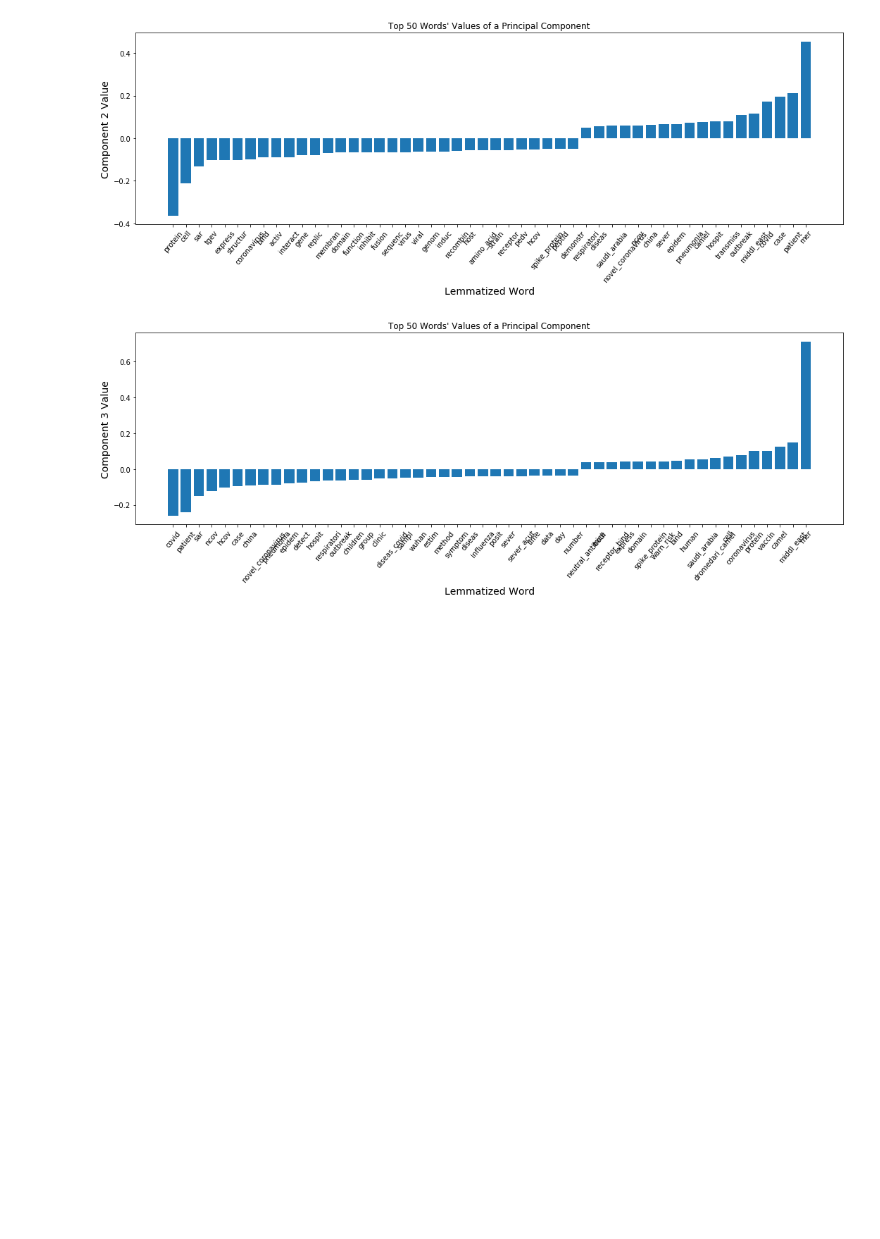
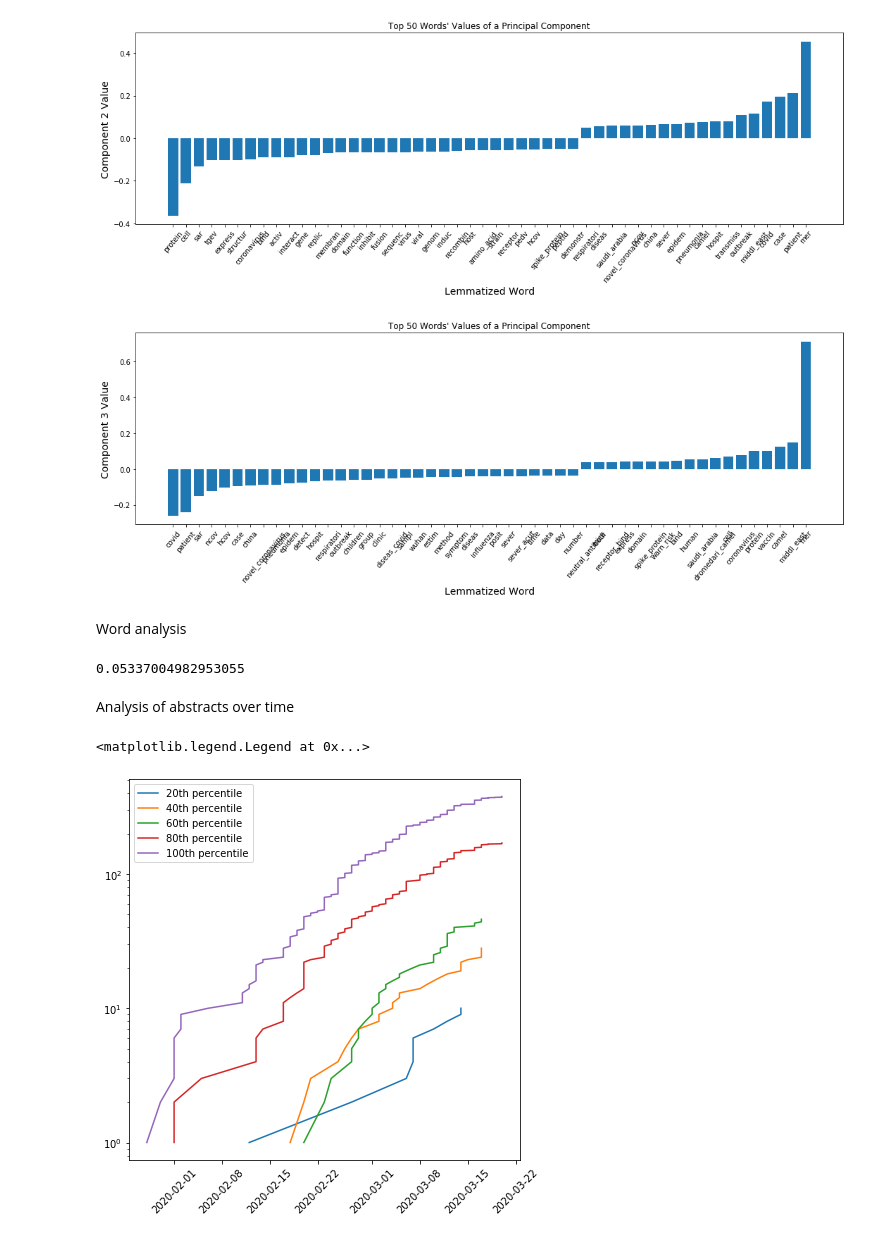
Before and after one commit to COVID19-DVRN/8-AI-Mapping-of-Relevant-Coronavirus-Literature, a Jupyter notebook: analysis/AbstractAnalytics-subsetted.ipynb, the cells around one changed output. Cells and saved outputs as stored; diff of their text form; code cells hidden in the pictures; blank space fills up the shorter version.

```diff
--- a/analysis/AbstractAnalytics-subsetted.ipynb
+++ b/analysis/AbstractAnalytics-subsetted.ipynb
@@ -3,6 +3,9 @@ import os
 os.chdir('..')
 # %% [markdown]
 # Packages
+# %%
+import datetime
+data_datetime = datetime.datetime(2020, 3, 21)
 # %%
 from nlp import preprocessing
 # %%
@@ -202,3 +254,49 @@ metadata['component_0_percentile'] = metadata['component_0'].rank(pct=True)
 metadata['component_1_percentile'] = metadata['component_1'].rank(pct=True)
 # %%
 metadata['abstract_COVID'] = metadata['abstract'].str.contains('COVID')
+# %% [markdown]
+Word analysis
+# %%
+covid_or_not = False
+word = 'spike protein'
+
+total = sum(metadata['abstract_COVID'] == covid_or_not)
+total_subset = sum((metadata['abstract_COVID'] == covid_or_not) & (metadata['abstract'].str.lower().str.contains(word)))
+print(total_subset / total)
+# %% [output]
+0.05337004982953055
+# %% [markdown]
+Analysis of abstracts over time
+# %%
+metadata_dt_analysis = copy.deepcopy(metadata)
+
+metadata_dt_analysis['converted_datetime'] = pd.to_datetime(metadata_dt_analysis['publish_time'], errors='coerce') # if format fails to parse, return NaT
+metadata_dt_analysis = metadata_dt_analysis.sort_values('converted_datetime')
+metadata_dt_analysis = metadata_dt_analysis[pd.isnull(metadata_dt_analysis['converted_datetime']) == False] # drop abstracts w/ null
+metadata_dt_analysis = metadata_dt_analysis[metadata_dt_analysis['converted_datetime'] <= data_datetime] # drop those with impossible datetimes
+# %%
+# Key problems:
+    # 2020 date times (~250 articles)
+    # A couple of articles with no date time
+    # A couple of articles with impossible date times
+
+covid_abstracts = metadata_dt_analysis[metadata_dt_analysis['abstract_COVID']]
+covid_abstracts = covid_abstracts[covid_abstracts['converted_datetime'] >
+                                 datetime.datetime(2020, 1, 1)] # drop those with only '2020' as datetime
+# %%
+plt.figure(figsize=(7, 7))
+for lower in np.array(list(range(5))) / 10 * 2:
+    upper = lower + 0.2
+    boolean = np.logical_and(covid_abstracts['component_1_percentile'] >= lower,
+                                            covid_abstracts['component_1_percentile'] <= upper)
+    plt.plot(covid_abstracts[boolean]['converted_datetime'],
+             np.cumsum(np.repeat(1, len(covid_abstracts[boolean]))), label=str(int(upper*100)) + 'th percentile'
+            )
+
+
+plt.xticks(rotation=45)
+plt.yscale('log')
+plt.legend()
+# %% [output]
+<matplotlib.legend.Legend at 0x...>
+[figure, added]
```
Also changed, not shown: parts of 11 cells of this notebook.
